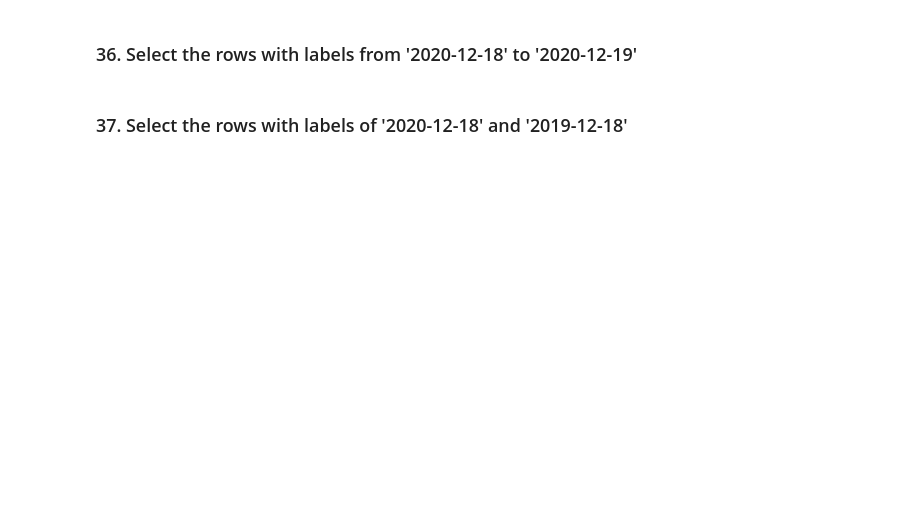
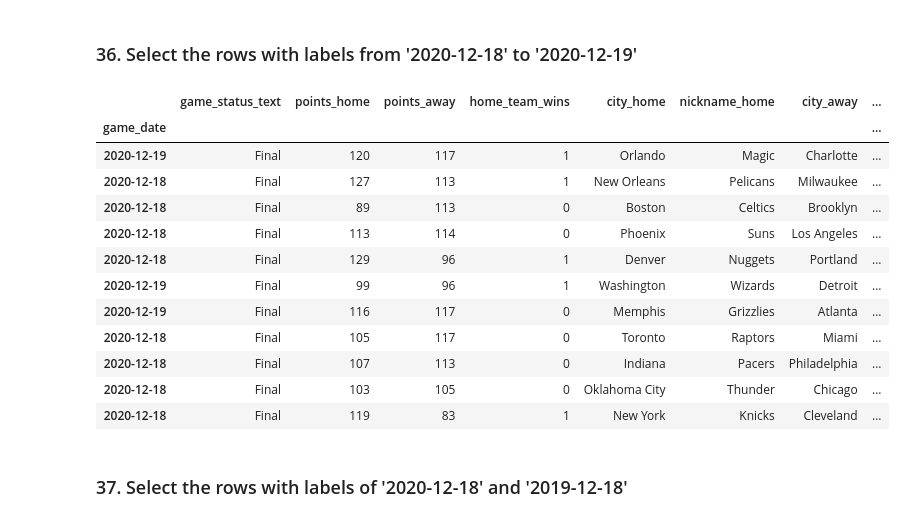
Before and after one commit to Adam-Behun/python-data-analysis, a Jupyter notebook: capstone/Question_practice_exercise+(importing_manipulation).ipynb, the cells around one changed output. Cells and saved outputs as stored; diff of their text form; code cells hidden in the pictures; blank space fills up the shorter version.

```diff
--- a/capstone/Question_practice_exercise+(importing_manipulation).ipynb
+++ b/capstone/Question_practice_exercise+(importing_manipulation).ipynb
@@ -269,4 +436,20 @@ Feel free to test the difference of the csv files with or without the argument `
 # %% [markdown]
 ### 36. Select the rows with labels from '2020-12-18' to '2020-12-19'
+# %%
+games.loc['2020-12-18' : '2020-12-19']
+# %% [output]
+|  | game_status_text | points_home | points_away | home_team_wins | city_home | nickname_home | city_away | ... |
+| game_date |  |  |  |  |  |  |  | ... |
+| 2020-12-19 | Final | 120 | 117 | 1 | Orlando | Magic | Charlotte | ... |
+| 2020-12-18 | Final | 127 | 113 | 1 | New Orleans | Pelicans | Milwaukee | ... |
+| 2020-12-18 | Final | 89 | 113 | 0 | Boston | Celtics | Brooklyn | ... |
+| 2020-12-18 | Final | 113 | 114 | 0 | Phoenix | Suns | Los Angeles | ... |
+| 2020-12-18 | Final | 129 | 96 | 1 | Denver | Nuggets | Portland | ... |
+| 2020-12-19 | Final | 99 | 96 | 1 | Washington | Wizards | Detroit | ... |
+| 2020-12-19 | Final | 116 | 117 | 0 | Memphis | Grizzlies | Atlanta | ... |
+| 2020-12-18 | Final | 105 | 117 | 0 | Toronto | Raptors | Miami | ... |
+| 2020-12-18 | Final | 107 | 113 | 0 | Indiana | Pacers | Philadelphia | ... |
+| 2020-12-18 | Final | 103 | 105 | 0 | Oklahoma City | Thunder | Chicago | ... |
+| 2020-12-18 | Final | 119 | 83 | 1 | New York | Knicks | Cleveland | ... |
 # %% [markdown]
 ### 37. Select the rows with labels of '2020-12-18' and '2019-12-18'
```
Also changed, not shown: parts of 34 cells of this notebook, 1 other file.
